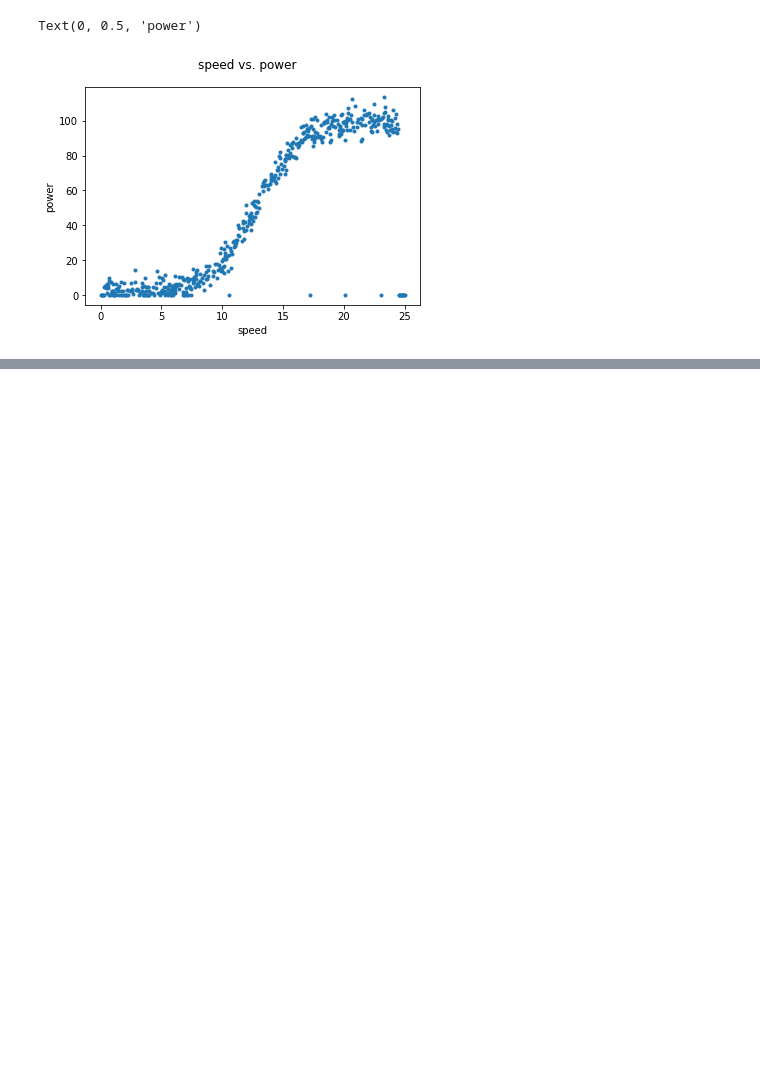
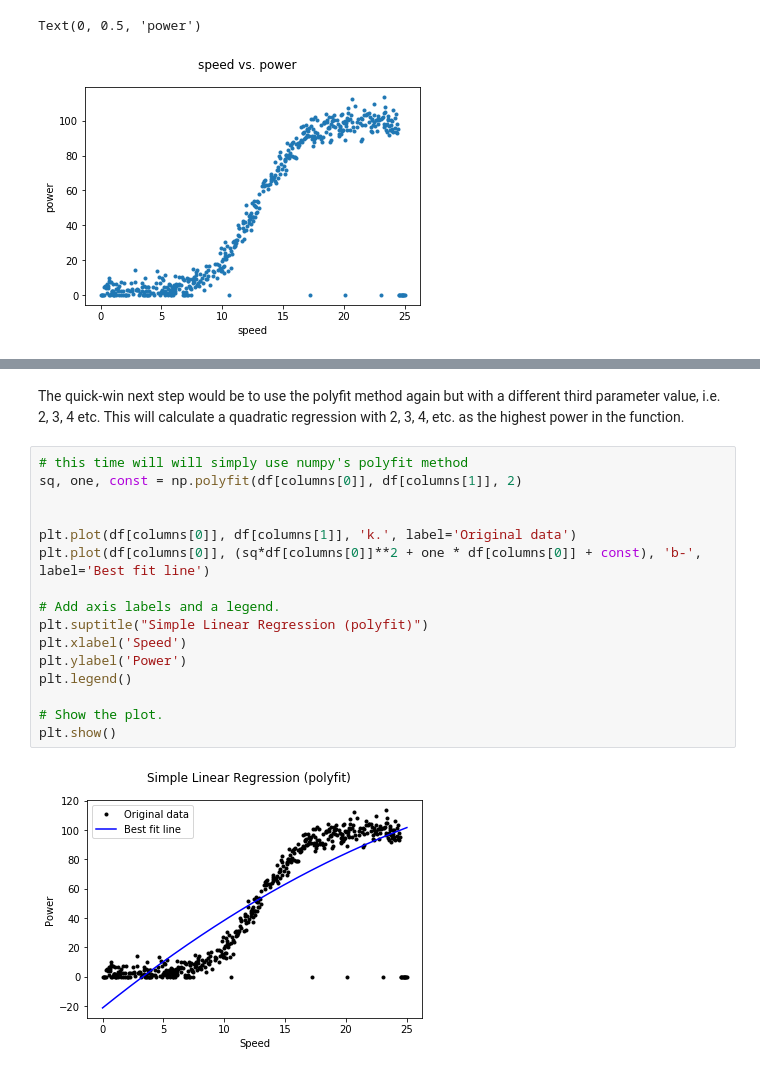
Before and after one commit to ashleycampion/GMIT_fundamentals_of_data_analysis_module, a Jupyter notebook: Project.ipynb, the cells around one changed output, grey strips where cells are left out. Cells and saved outputs as stored; diff of their text form; blank space fills up the shorter version.

```diff
--- a/Project.ipynb
+++ b/Project.ipynb
@@ -48,0 +151,20 @@ We can immediately see that we are dealing with a [Sigmoid-like function](https:
+# %% [markdown]
+The quick-win next step would be to use the polyfit method again but with a different third parameter value, i.e. 2, 3, 4 etc. This will calculate a quadratic regression with 2, 3, 4, etc. as the highest power in the function.
+# %%
+# this time will will simply use numpy's polyfit method
+sq, one, const = np.polyfit(df[columns[0]], df[columns[1]], 2)
+
+
+plt.plot(df[columns[0]], df[columns[1]], 'k.', label='Original data')
+plt.plot(df[columns[0]], (sq*df[columns[0]]**2 + one * df[columns[0]] + const), 'b-', label='Best fit line')
+
+# Add axis labels and a legend.
+plt.suptitle("Simple Linear Regression (polyfit)")
+plt.xlabel('Speed')
+plt.ylabel('Power')
+plt.legend()
+
+# Show the plot.
+plt.show()
+# %% [output]
+[figure, added]
```
Also changed, not shown: parts of 10 cells of this notebook.
